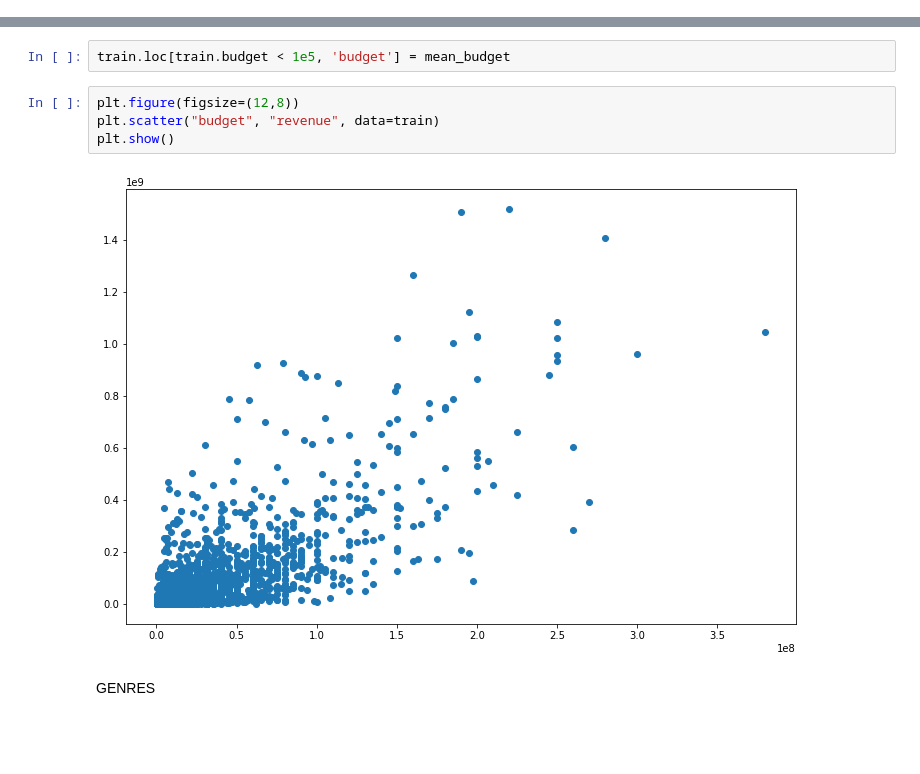
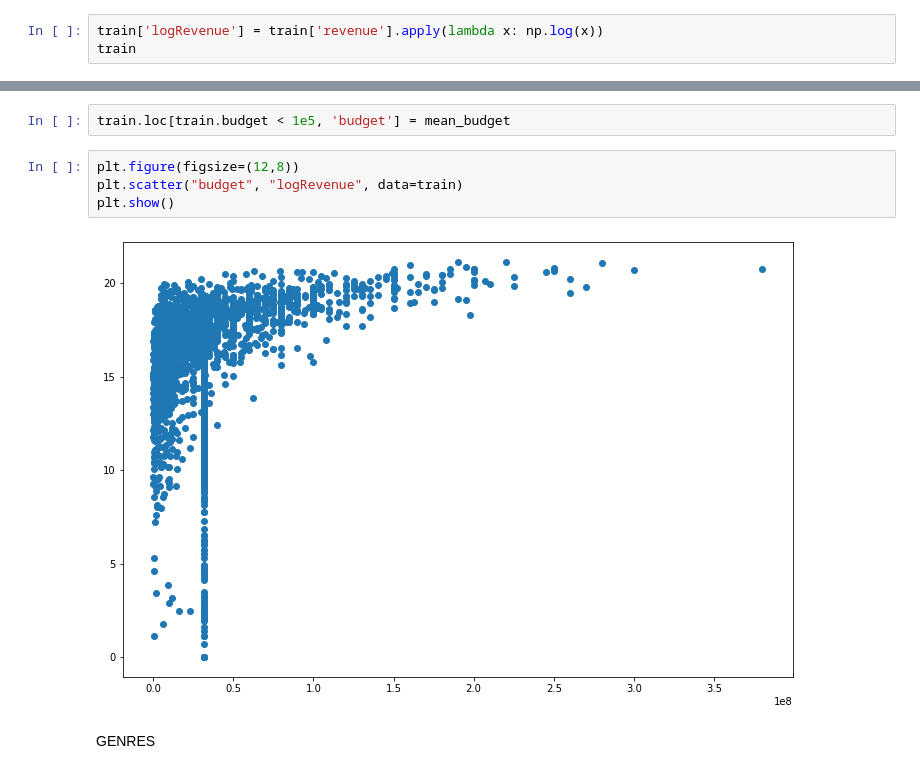
Before and after one commit to giacomobais/Data-WebMining, a Jupyter notebook: Progetto.ipynb, the cells around one changed output, grey strips where cells are left out. Cells and saved outputs as stored; diff of their text form; blank space fills up the shorter version.

```diff
--- a/Progetto.ipynb
+++ b/Progetto.ipynb
@@ -65,0 +74,3 @@ memory usage: 539.1+ KB
+# %%
+train['logRevenue'] = train['revenue'].apply(lambda x: np.log(x))
+train
@@ -123,10 +149,10 @@ mean_budget
 train.loc[train.budget < 1e5, 'budget'] = mean_budget
 # %%
 plt.figure(figsize=(12,8))
-plt.scatter("budget", "revenue", data=train)
+plt.scatter("budget", "logRevenue", data=train)
 plt.show()
 # %% [output]
-[figure, old version]
+[figure, new version]
 # %% [markdown]
 GENRES
 # %%
```
Also changed, not shown: parts of 34 cells of this notebook.
